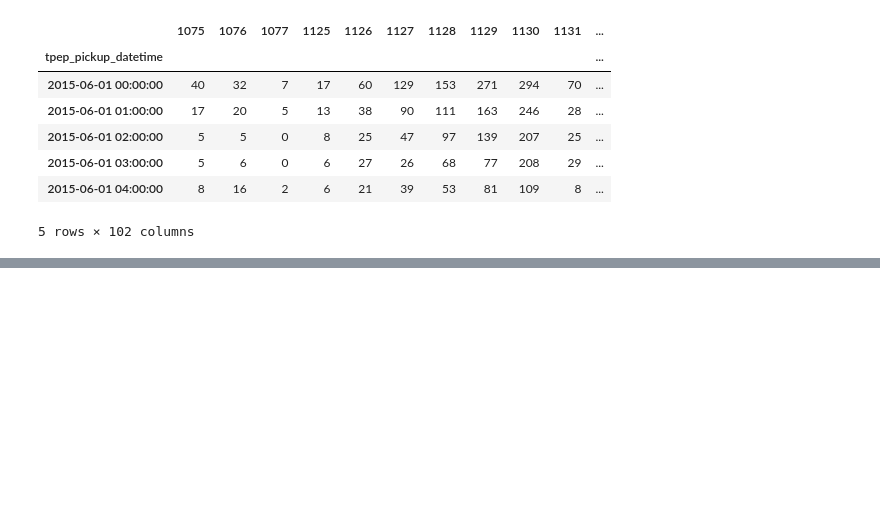
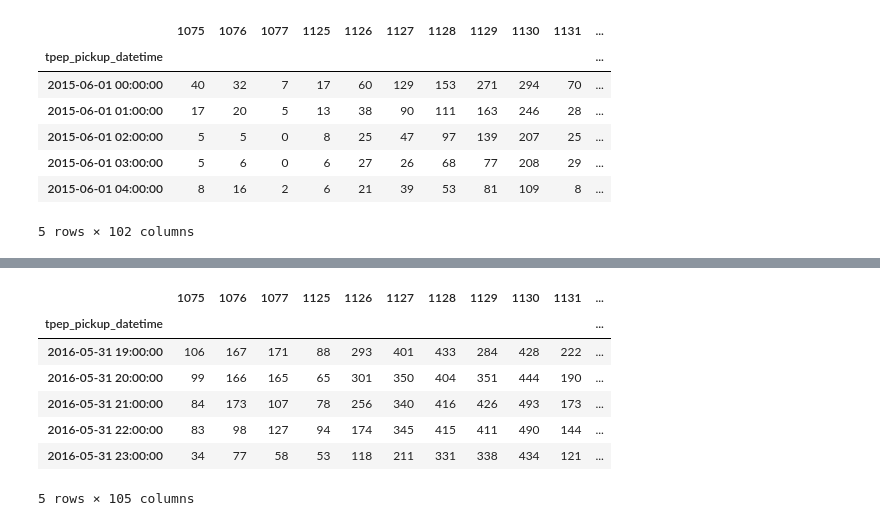
Before and after one commit to kashevg/coursera, a Jupyter notebook: final/taxi-week5.ipynb, the cells around one changed output, grey strips where cells are left out. Drawn from its saved outputs; the diff is of its cells as text; code cells hidden in the pictures; blank space fills up the shorter version.

```diff
--- a/final/taxi-week5.ipynb
+++ b/final/taxi-week5.ipynb
@@ -186,6 +209,6 @@ Wall time: 27.7 s
 # %%
 %%time
-gmodel = GradientBoostingRegressor(n_estimators=200)
+gmodel = XGBRegressor(n_estimators=200)
 fig, axes = plt.subplots(10, 1, figsize=(20,60))
 start = 168
 end = -168*2
@@ -333,0 +569,11 @@ array([4.15536515e-02, 1.94811196e-02, 1.80641659e-02, 1.46114738e-02,
+# %%
+df1.tail()
+# %% [output]
+|  | 1075 | 1076 | 1077 | 1125 | 1126 | 1127 | 1128 | 1129 | 1130 | 1131 | ... |
+| tpep_pickup_datetime |  |  |  |  |  |  |  |  |  |  | ... |
+| 2016-05-31 19:00:00 | 106 | 167 | 171 | 88 | 293 | 401 | 433 | 284 | 428 | 222 | ... |
+| 2016-05-31 20:00:00 | 99 | 166 | 165 | 65 | 301 | 350 | 404 | 351 | 444 | 190 | ... |
+| 2016-05-31 21:00:00 | 84 | 173 | 107 | 78 | 256 | 340 | 416 | 426 | 493 | 173 | ... |
+| 2016-05-31 22:00:00 | 83 | 98 | 127 | 94 | 174 | 345 | 415 | 411 | 490 | 144 | ... |
+| 2016-05-31 23:00:00 | 34 | 77 | 58 | 53 | 118 | 211 | 331 | 338 | 434 | 121 | ... |
+5 rows × 105 columns
```
Also changed, not shown: parts of 46 cells of this notebook.
